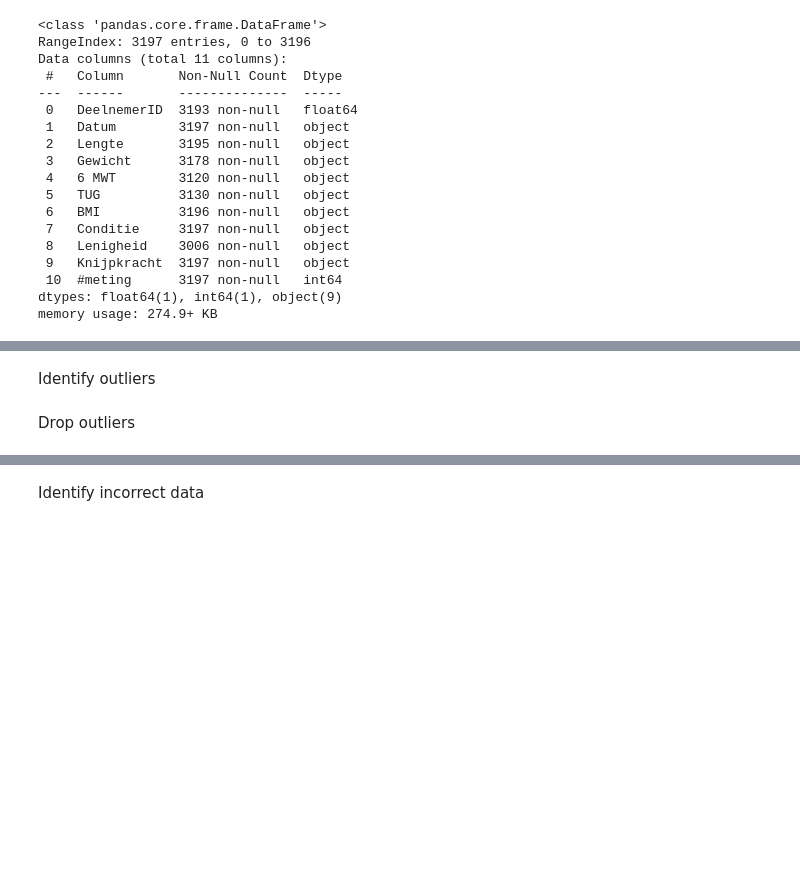
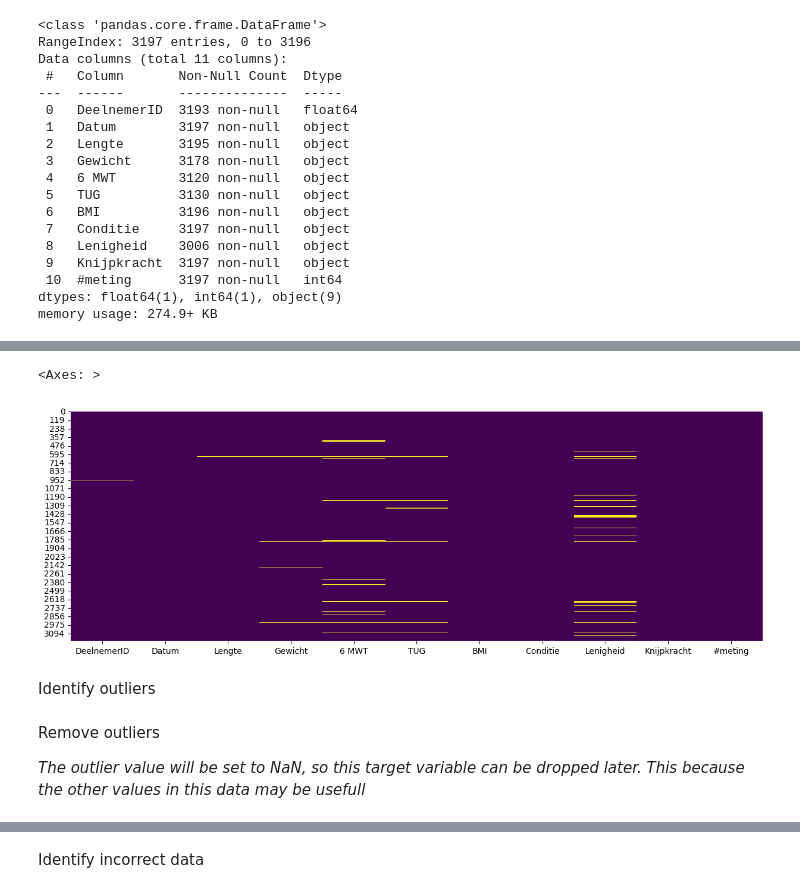
Before and after one commit to Siverty/BD-04-Zuyd_Hogeschool_2023, a Jupyter notebook: preparatie_healthylife.ipynb, the cells around one changed output, grey strips where cells are left out. Saved outputs shown, nothing was run; the diff lists cells and outputs as text; code cells hidden in the pictures; blank space fills up the shorter version.

Commit message:
preparatie healthylife data completed

```diff
--- a/preparatie_healthylife.ipynb
+++ b/preparatie_healthylife.ipynb
@@ -127,3 +144,9 @@ Parsing dates in %d/%m/%Y format when dayfirst=False (the default) was specified
+# %%
+fig, ax = plt.subplots(figsize=(15, 5))
+sns.heatmap(df_fitheids_scan.isnull(),cbar=False,cmap='viridis')
+# %% [output]
+<Axes: >
+[figure, added]
 # %% [markdown]
 Identify outliers
 # %%
@@ -138,6 +161,8 @@ fig = px.box(df_fitheids_scan, y=['Lengte', 'Gewicht', '6 MWT', 'TUG', 'BMI', 'C
 # Update the layout and show the figure
 fig.update_layout(height=600, width=800, title_text="Box Plots")
 fig.show()
-# %% [markdown]
-Drop outliers
+# %% [markdown]
+Remove outliers
+
+*The outlier value will be set to NaN, so this target variable can be dropped later. This because the other values in this data may be usefull*
 # %%
```
Also changed, not shown: parts of 13 cells of this notebook.
